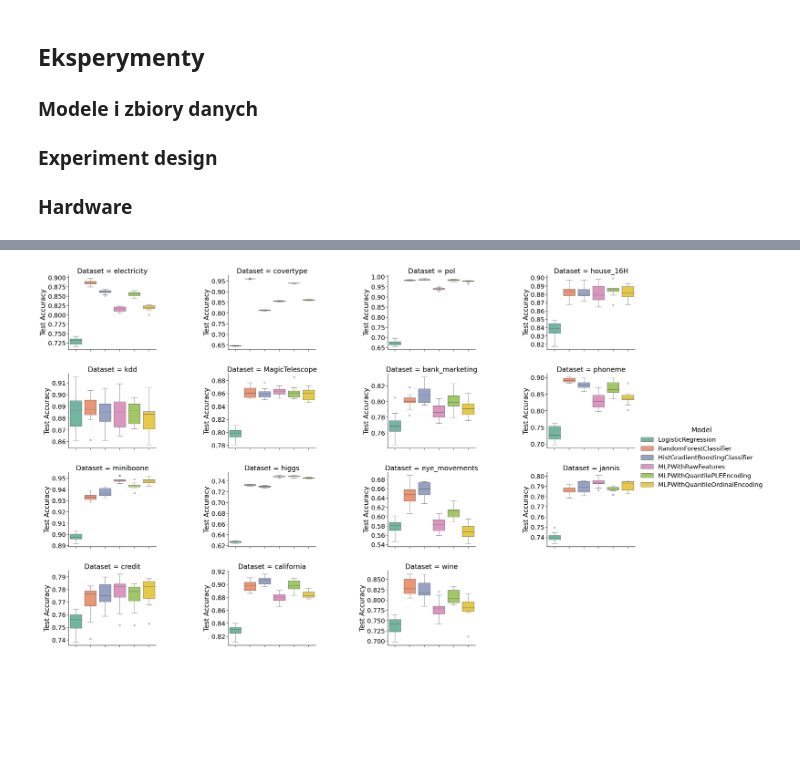
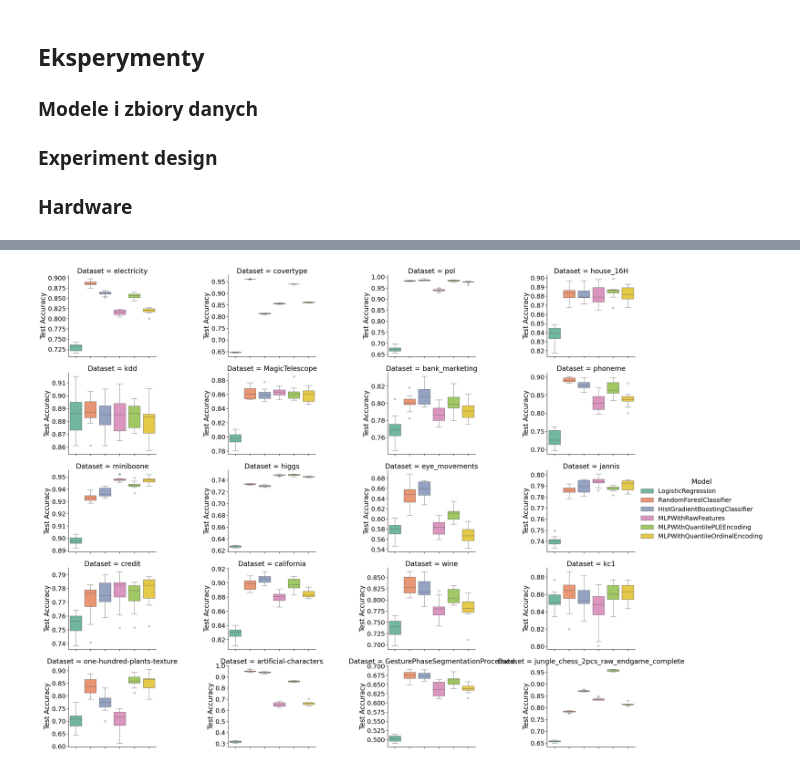
Before and after one commit to barhanc/tabular-discretization-and-nn, a Jupyter notebook: experiment.ipynb, the cells around one changed output, grey strips where cells are left out. Drawn from its saved outputs; the diff is of its cells as text; code cells hidden in the pictures; blank space fills up the shorter version.

```diff
--- a/experiment.ipynb
+++ b/experiment.ipynb
@@ -116,7 +116,9 @@ from mlp import MLPClassifier
 from sklearn.linear_model import LogisticRegression
 from sklearn.ensemble import RandomForestClassifier, HistGradientBoostingClassifier
 # %%
-datasets_grinsztajn = {
+datasets1 = {
+    # Classification on numerical features datasets used in the paper by Grinsztajn et al.
+    # (https://arxiv.org/pdf/2207.08815)
     "electricity": {"data_id": 44120, "n_samples": 38474, "n_features": 7},
     "covertype": {"data_id": 44121, "n_samples": 566602, "n_features": 10},
     "pol": {"data_id": 44122, "n_samples": 10082, "n_features": 26},
@@ -133,6 +135,21 @@ datasets_grinsztajn = {
     "california": {"data_id": 44090, "n_samples": 20634, "n_features": 8},
     "wine": {"data_id": 44091, "n_samples": 2554, "n_features": 11},
 }
+
+datasets2 = {
+    # Additional selected datasets from TabZilla 36-hardest problems suite
+    # (https://www.openml.org/search?type=study&study_type=task&id=379&sort=tasks_included). We
+    # chose the problems based on the following criteria:
+    # - only numerical features
+    # - (approximately) balanced class distribution
+    # - at least 1_000 samples
+    # These criteria unfortunately left us with only 5 additional datasets
+    "kc1": {"data_id": 1067, "n_samples": 2109, "n_features": 21},
+    "one-hundred-plants-texture": {"data_id": 1493, "n_samples": 1599, "n_features": 64},
+    "artificial-characters": {"data_id": 1459, "n_samples": 10218, "n_features": 7},
+    "GesturePhaseSegmentationProcessed": {"data_id": 4538, "n_samples": 9873, "n_features": 32},
+    "jungle_chess_2pcs_raw_endgame_complete": {"data_id": 41027, "n_samples": 44819, "n_features": 6},
+}
 # %%
 logger = logging.getLogger()
 logging.basicConfig(
@@ -147,8 +164,9 @@ simplefilter("ignore", UserWarning)
 
 random_state = 0
 results = defaultdict(list)
+datasets = datasets2
 
-for dataset, details in datasets_grinsztajn.items():
+for dataset, details in datasets.items():
     X: pd.DataFrame
     y: pd.DataFrame
     X, y = fetch_openml(data_id=details["data_id"], return_X_y=True, as_frame=True)
@@ -204,3 +222,12 @@ logger.handlers.clear()
 
 with open(f"results/results_{time.strftime('%Y%m%d-%H%M%S')}.pickle", "wb") as file:
     pickle.dump(results, file, protocol=pickle.HIGHEST_PROTOCOL)
+# %%
+results_path_1 = "results/results_20250506-082815.pickle"
+results_path_2 = "results/results_20250507-020949.pickle"
+
+with open(results_path_1, "rb") as file:
+    df = pd.DataFrame(pickle.load(file))
+with open(results_path_2, "rb") as file:
+    df = pd.concat([df, pd.DataFrame(pickle.load(file))], axis=1)
+df
@@ -207,36 +249,33 @@ with open(f"results/results_{time.strftime('%Y%m%d-%H%M%S')}.pickle", "wb") as f
 # %%
 import seaborn as sns
 import matplotlib.pyplot as plt
 
-results_path = "results/results_20250506-082815.pickle"
-with open(results_path, "rb") as file:
-    df = pd.DataFrame(pickle.load(file))
 
 df_melt = df.xs(key="test_acc_scores", axis=1, level=2).melt()
 df_melt.columns = ["Dataset", "Model", "Accuracy"]
 
 with sns.plotting_context("notebook", font_scale=2):
     fg = sns.catplot(
         data=df_melt,
         x="Model",
         y="Accuracy",
         hue="Model",
         col="Dataset",
         kind="box",
         legend="full",
         legend_out=True,
         col_wrap=4,
         sharey=False,
         palette="Set2",
         aspect=1.5,
     )
 
     for ax in fg.axes.flatten():
         ax.set_xticklabels([])
         ax.set_xlabel("")
         ax.set_ylabel("Test Accuracy")
 # %% [output]
-[figure, old version]
+[figure, new version]
 # %%
 from millify import millify
 
```
Also changed, not shown: parts of 5 cells of this notebook, 1 other file.
